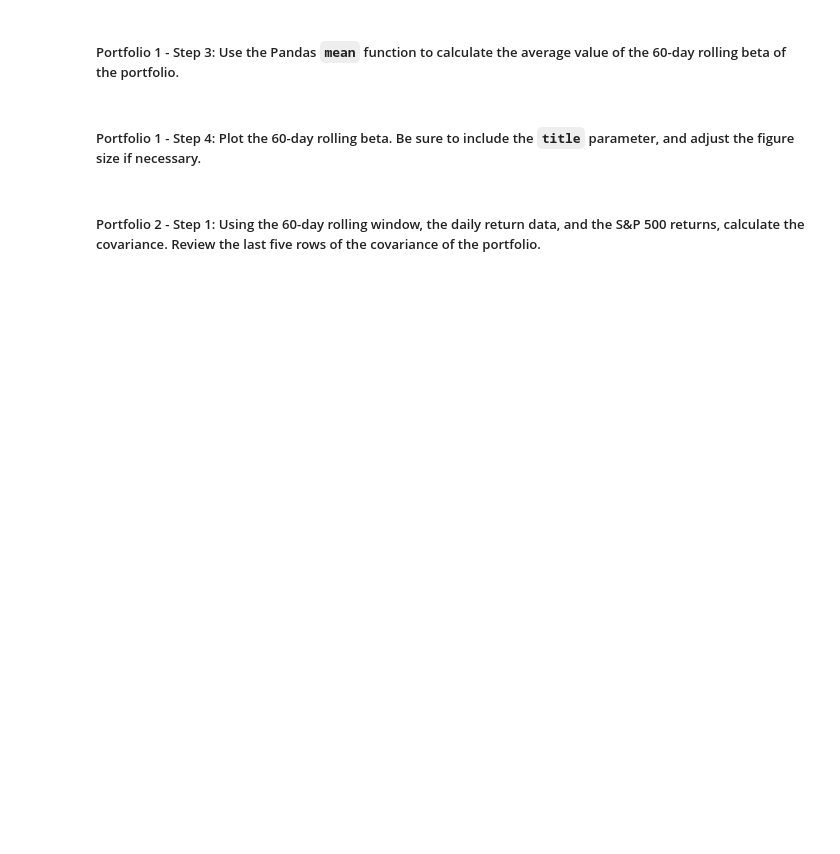
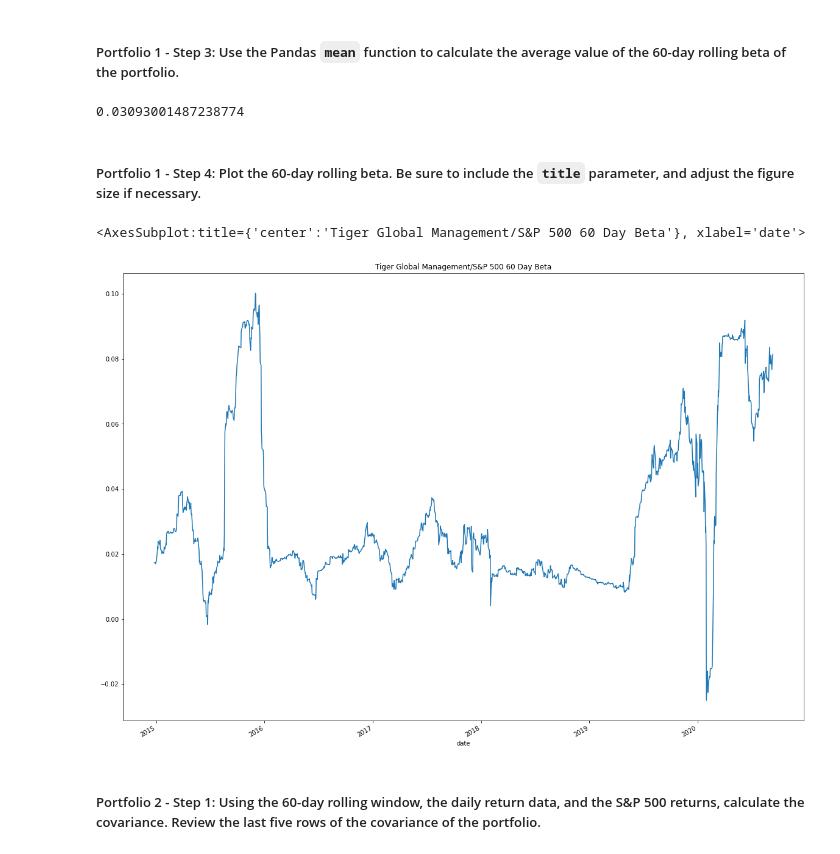
Before and after one commit to zvahidy/Quantatative-Analysis, a Jupyter notebook: risk_return_analysis.ipynb, the cells around one changed output. Saved outputs shown, nothing was run; the diff lists cells and outputs as text; code cells hidden in the pictures; blank space fills up the shorter version.

```diff
--- a/risk_return_analysis.ipynb
+++ b/risk_return_analysis.ipynb
@@ -366,4 +366,6 @@ Your analysis is nearing completion. Now, you need to evaluate how the portfolio
 #### Use the Pandas `var` function to calculate the variance of the S&P 500 by using a 60-day rolling window. Visualize the last five rows of the variance of the S&P 500.
 # %%
 # Calculate the variance of the S&P 500 using a rolling 60-day window.
-# YOUR CODE HERE
+SP_500_60_day_variance = whale_daily_returns['S&P 500'].rolling(window=60).var()
+# Review the last 5 rows of rolling 60-day variance
+SP_500_60_day_variance.tail()
@@ -382,4 +392,5 @@ Your analysis is nearing completion. Now, you need to evaluate how the portfolio
 # %%
 # Calculate the covariance using a 60-day rolling window
 # Review the last five rows of the covariance data
-# YOUR CODE HERE
+tiger_sp_60_day_covariance = whale_daily_returns['TIGER GLOBAL MANAGEMENT LLC'].rolling(window=60).cov(whale_daily_returns['S&P 500'])
+tiger_sp_60_day_covariance.tail()
@@ -388,4 +407,5 @@ Your analysis is nearing completion. Now, you need to evaluate how the portfolio
 # %%
 # Calculate the beta based on the 60-day rolling covariance compared to the market (S&P 500)
 # Review the last five rows of the beta information
-# YOUR CODE HERE
+tiger_beta = tiger_sp_60_day_covariance / SP_500_60_day_variance
+tiger_beta.tail()
@@ -393,13 +421,18 @@ Your analysis is nearing completion. Now, you need to evaluate how the portfolio
 ##### Portfolio 1 - Step 3: Use the Pandas `mean` function to calculate the average value of the 60-day rolling beta of the portfolio.
 # %%
 # Calculate the average of the 60-day rolling beta
-# YOUR CODE HERE
+tiger_beta.mean()
+# %% [output]
+0.03093001487238774
 # %% [markdown]
 ##### Portfolio 1 - Step 4: Plot the 60-day rolling beta. Be sure to include the `title` parameter, and adjust the figure size if necessary.
 # %%
 # Plot the rolling beta
 # Include a title parameter and adjust the figure size
-# YOUR CODE HERE
+tiger_beta.plot(figsize=(20,15), title="Tiger Global Management/S&P 500 60 Day Beta")
+# %% [output]
+<AxesSubplot:title={'center':'Tiger Global Management/S&P 500 60 Day Beta'}, xlabel='date'>
+[figure, added]
 # %% [markdown]
 ##### Portfolio 2 - Step 1: Using the 60-day rolling window, the daily return data, and the S&P 500 returns, calculate the covariance. Review the last five rows of the covariance of the portfolio.
 # %%
```
Also changed, not shown: parts of 11 cells of this notebook.
